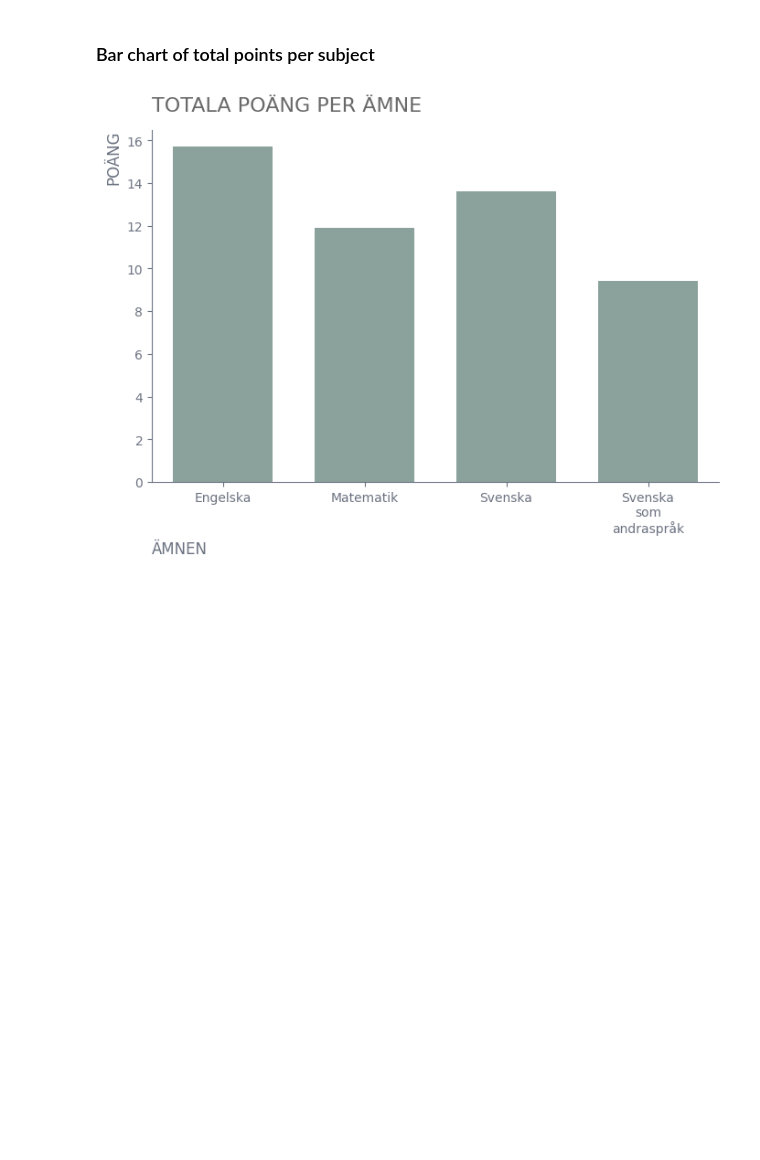
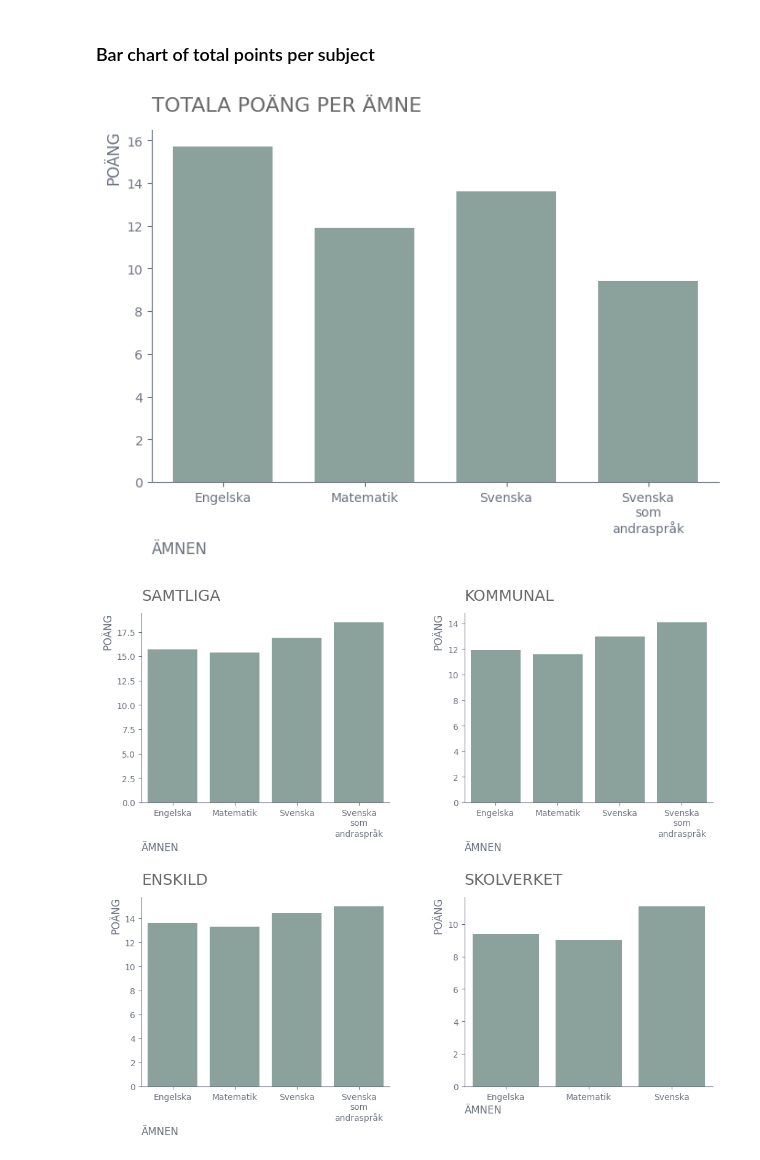
Before and after one commit to HolmstromAnna/Python-Anna-Holmstr-m-OPA23, a Jupyter notebook: Labb2/Labb2.ipynb, the cells around one changed output. Cells and saved outputs as stored; diff of their text form; code cells hidden in the pictures; blank space fills up the shorter version.

Commit message:
Bar plot subjects per authority

```diff
--- a/Labb2/Labb2.ipynb
+++ b/Labb2/Labb2.ipynb
@@ -125,0 +115,39 @@ titles = ["Samtliga", "Kommunal", "Enskild", "Skolverket"]
+# %%
+# 0d)
+# Define subjects
+subjects = ["Engelska", "Matematik", "Svenska", "Svenska som andraspråk"]
+# Define dataframes
+dataframes = [english, mathematics, swedish, swedish_second]
+# Define titles
+titles = ["SAMTLIGA", "KOMMUNAL", "ENSKILD", "SKOLVERKET"]
+
+def plot(dataframes, titles):
+    # Create a 2x2 grid of subplots
+    fig, axes = plt.subplots(2, 2, figsize=(12, 10))
+
+    # Iterate over each subplot along with its corresponding dataframe and title
+    for ax, df, title in zip(axes.flatten(), dataframes, titles):
+        # Extract points for each subject
+        points = [df.loc[i, "Totalt (poäng)"] for i in range(len(df))]
+        # Create bar plot
+        sns.barplot(x=subjects[:len(points)], y=points, color="#86A69D", linewidth=2.5, ax=ax)
+        # Set x-axis tick labels with a line break for the last subject
+        ax.set_xticklabels(subjects[:-1] + [subjects[-1].replace(" ", "\n")])
+        ax.set_xlabel("ÄMNEN", loc="left", color="#6b7280", fontsize=12)
+        ax.set_ylabel("POÄNG", loc="top", color="#6b7280", fontsize=12)
+        ax.set_title(title, loc="left", pad=15, color="dimgray", fontsize=18)
+        ax.tick_params(axis="both", colors="#6b7280")
+        # Remove top and right borders
+        ax.spines["top"].set_visible(False)
+        ax.spines["right"].set_visible(False)
+        ax.spines["left"].set_color("#6b7280")
+        ax.spines["bottom"].set_color("#6b7280")
+
+    # Adjust the spacing between subplots
+    plt.subplots_adjust(wspace=0.3, hspace=0.5)
+
+    plt.show()
+# Call funktion
+plot(dataframes, titles)
+# %% [output]
+[figure, added]
```
Also changed, not shown: parts of 5 cells of this notebook.
